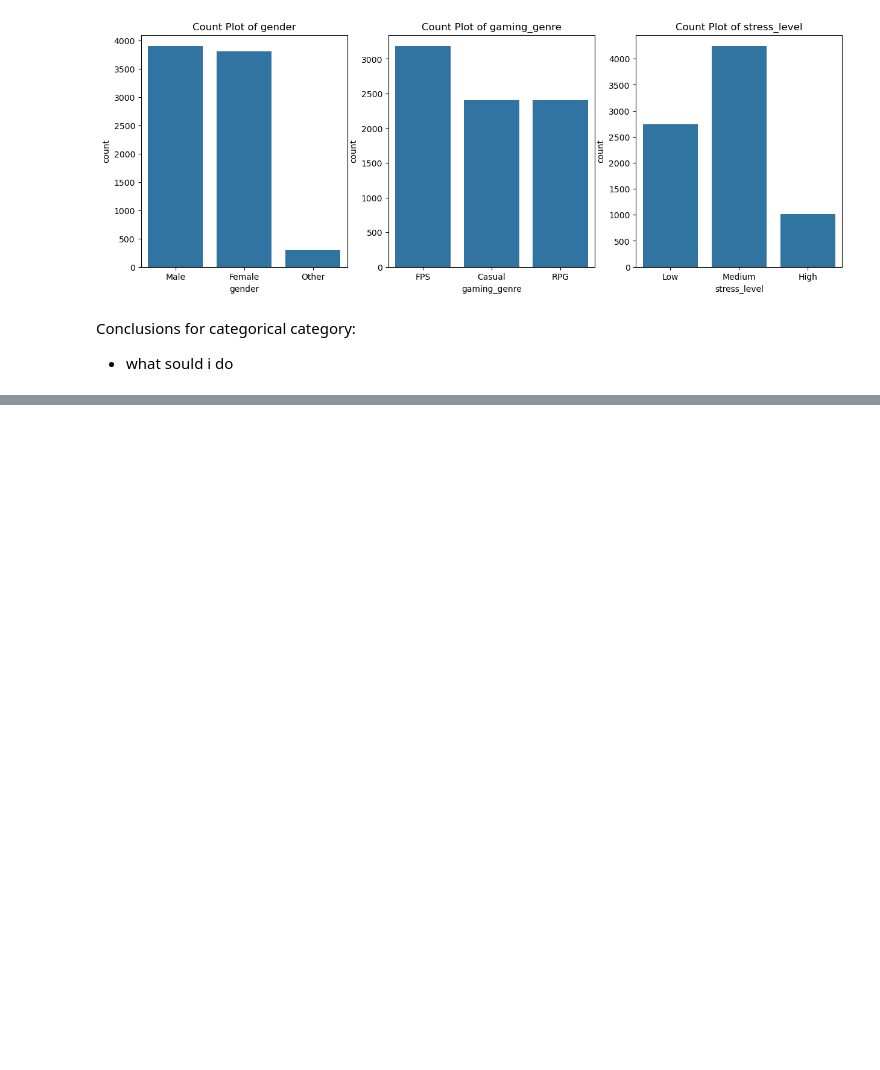
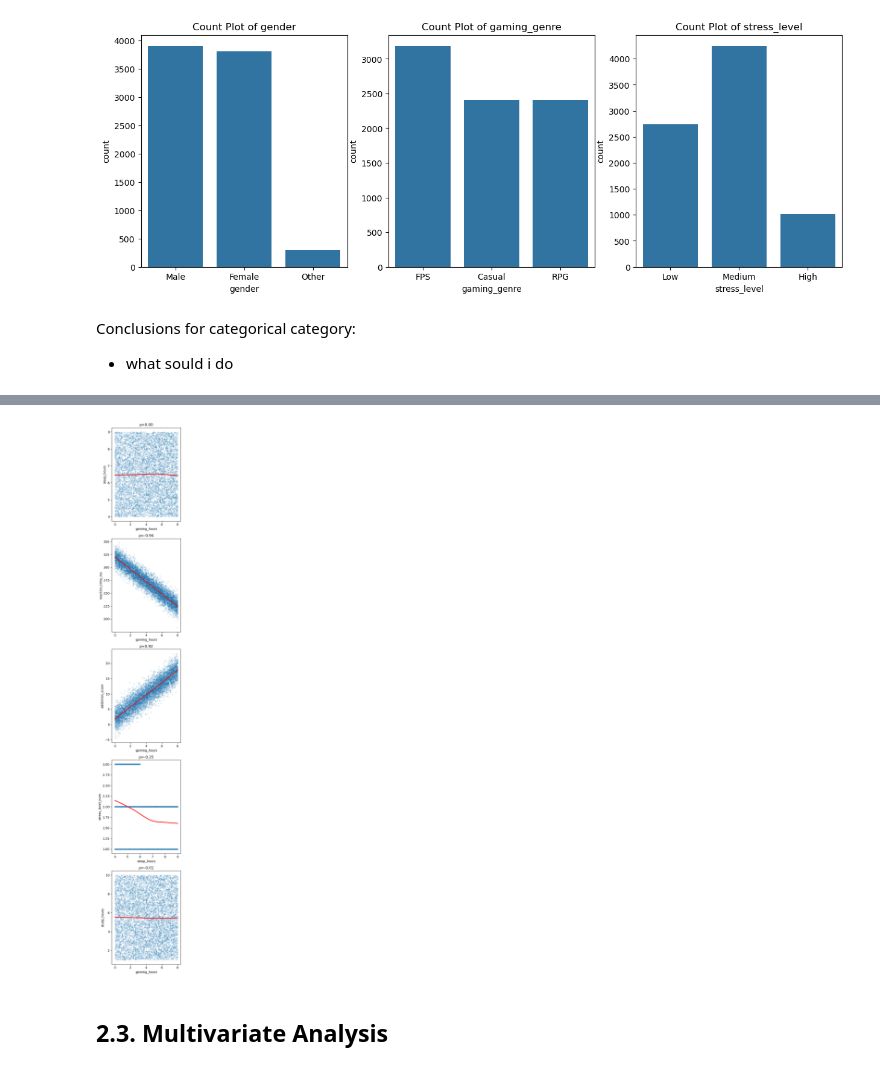
Before and after one commit to trungsyd2409/EDA_academic_perfomance, a Jupyter notebook: main.ipynb, the cells around one changed output, grey strips where cells are left out. Cells and saved outputs as stored; diff of their text form; code cells hidden in the pictures; blank space fills up the shorter version.

Commit message:
complete multivariate analysis

```diff
--- a/main.ipynb
+++ b/main.ipynb
@@ -199,0 +252,15 @@ Conclusions for categorical category:
+# %%
+
+pairs = [('gaming_hours','sleep_hours'), ('gaming_hours','reaction_time_ms'),
+         ('gaming_hours','addiction_score'), ('sleep_hours','stress_level_num'),
+         ('gaming_hours','study_hours')]
+fig, axes = plt.subplots(len(pairs), 1, figsize=(4,5*len(pairs)))
+for ax, (x, y) in zip(axes, pairs):
+    sns.regplot(data=data, x=x, y=y, lowess=True, ax=ax,
+                scatter_kws={'alpha':0.15, 's':8}, line_kws={'color':'red'})
+    ax.set_title(f'ρ={data[x].corr(data[y], method="spearman"):.2f}')
+plt.tight_layout(); plt.show()
+# %% [output]
+[figure, added]
+# %% [markdown]
+## 2.3. Multivariate Analysis
```
Also changed, not shown: parts of 13 cells of this notebook.
